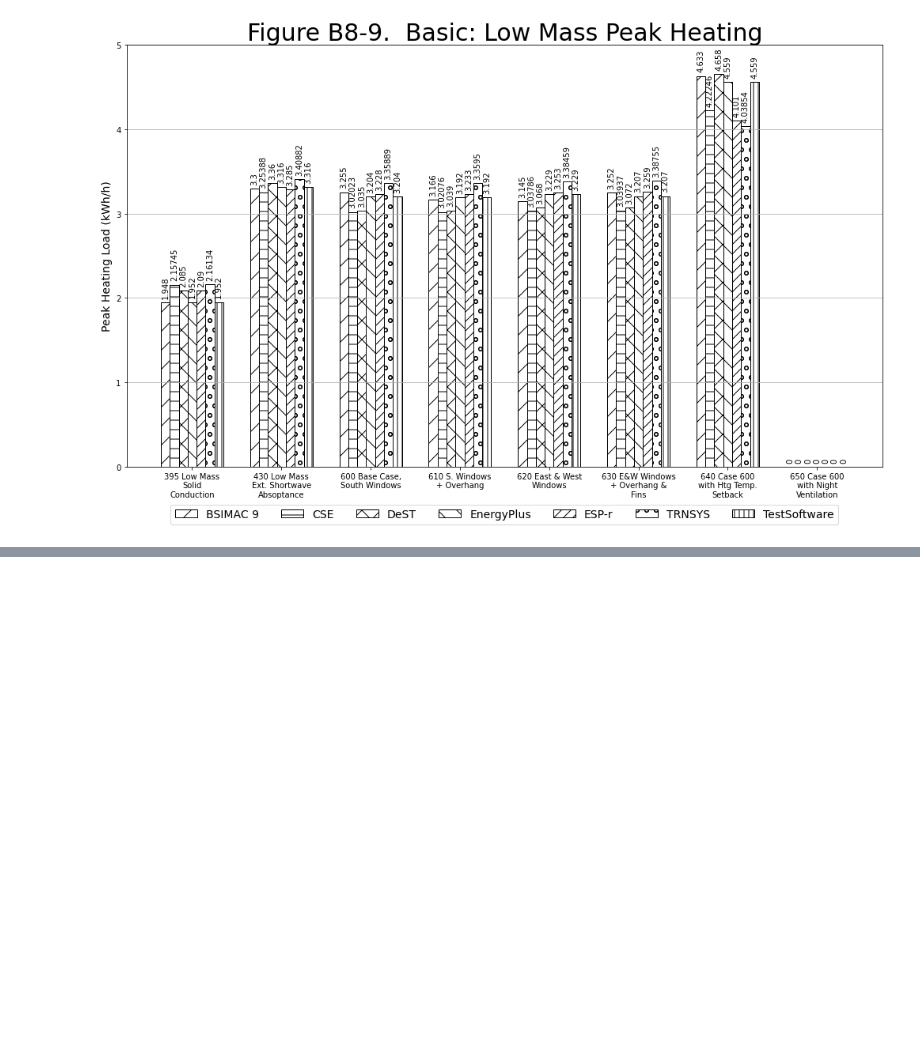
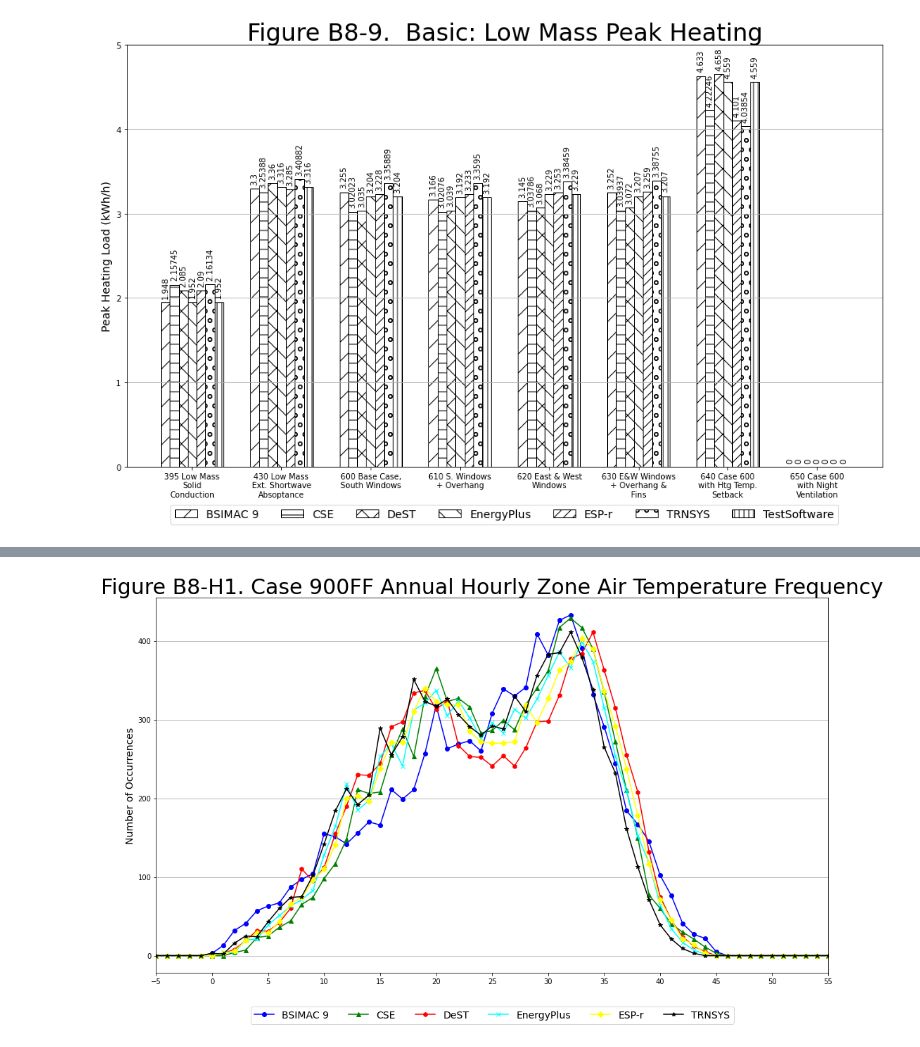
Before and after one commit to JasonGlazer/ashrae-140-automation, a Jupyter notebook: rendered/notebooks/test_notebook.ipynb, the cells around one changed output, grey strips where cells are left out. Cells and saved outputs as stored; diff of their text form; code cells hidden in the pictures; blank space fills up the shorter version.

```diff
--- a/rendered/notebooks/test_notebook.ipynb
+++ b/rendered/notebooks/test_notebook.ipynb
@@ -91,0 +95,5 @@ plt.show();
+# %%
+gr.render_section_5_2a_figure_b8_h1()
+plt.show();
+# %% [output]
+[figure, added]
```
Also changed, not shown: parts of 8 cells of this notebook, 1 other file.
